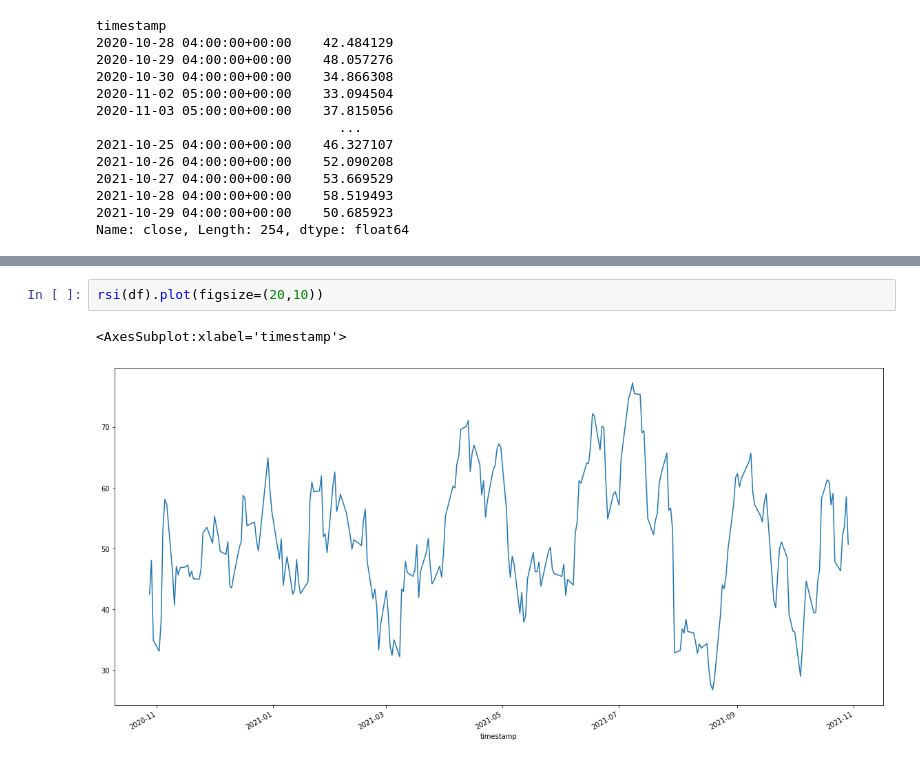
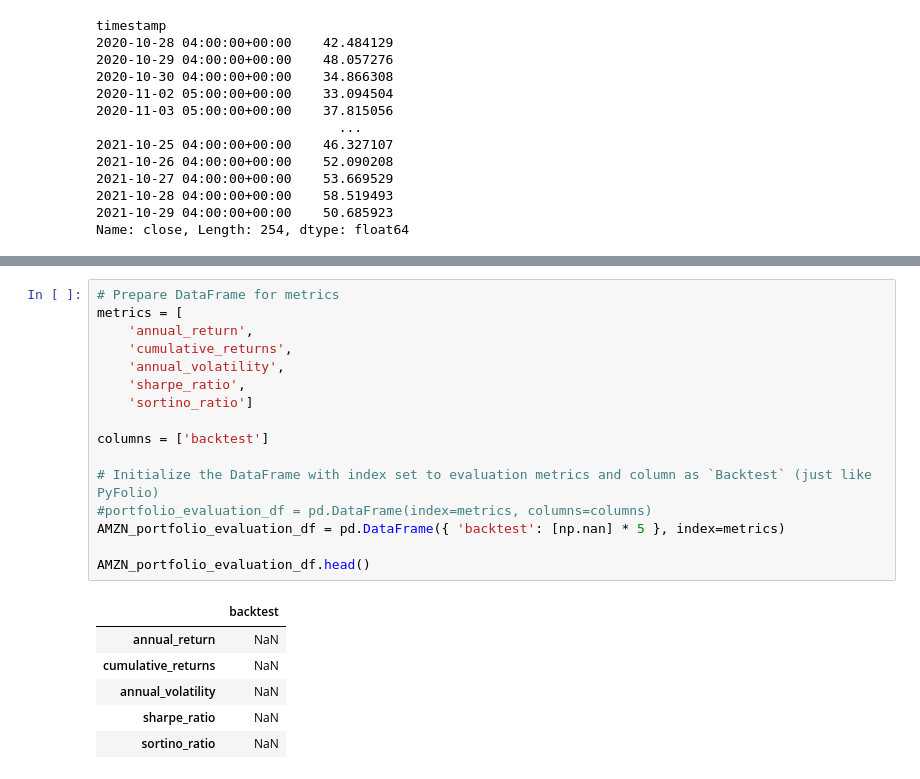
Before and after one commit to tcrevelle/Trading-Dashboard, a Jupyter notebook: rsi_function.ipynb, the cells around one changed output, grey strips where cells are left out. Drawn from its saved outputs; the diff is of its cells as text.

```diff
--- a/rsi_function.ipynb
+++ b/rsi_function.ipynb
@@ -96,5 +263,23 @@ Name: close, Length: 254, dtype: float64
 # %%
-rsi(df).plot(figsize=(20,10))
+# Prepare DataFrame for metrics
+metrics = [
+    'annual_return',
+    'cumulative_returns',
+    'annual_volatility',
+    'sharpe_ratio',
+    'sortino_ratio']
+
+columns = ['backtest']
+
+# Initialize the DataFrame with index set to evaluation metrics and column as `Backtest` (just like PyFolio)
+#portfolio_evaluation_df = pd.DataFrame(index=metrics, columns=columns)
+AMZN_portfolio_evaluation_df = pd.DataFrame({ 'backtest': [np.nan] * 5 }, index=metrics)
+
+AMZN_portfolio_evaluation_df.head()
 # %% [output]
-<AxesSubplot:xlabel='timestamp'>
-[figure, removed]
+|  | backtest |
+| annual_return | NaN |
+| cumulative_returns | NaN |
+| annual_volatility | NaN |
+| sharpe_ratio | NaN |
+| sortino_ratio | NaN |
```
Also changed, not shown: parts of 7 cells of this notebook.
